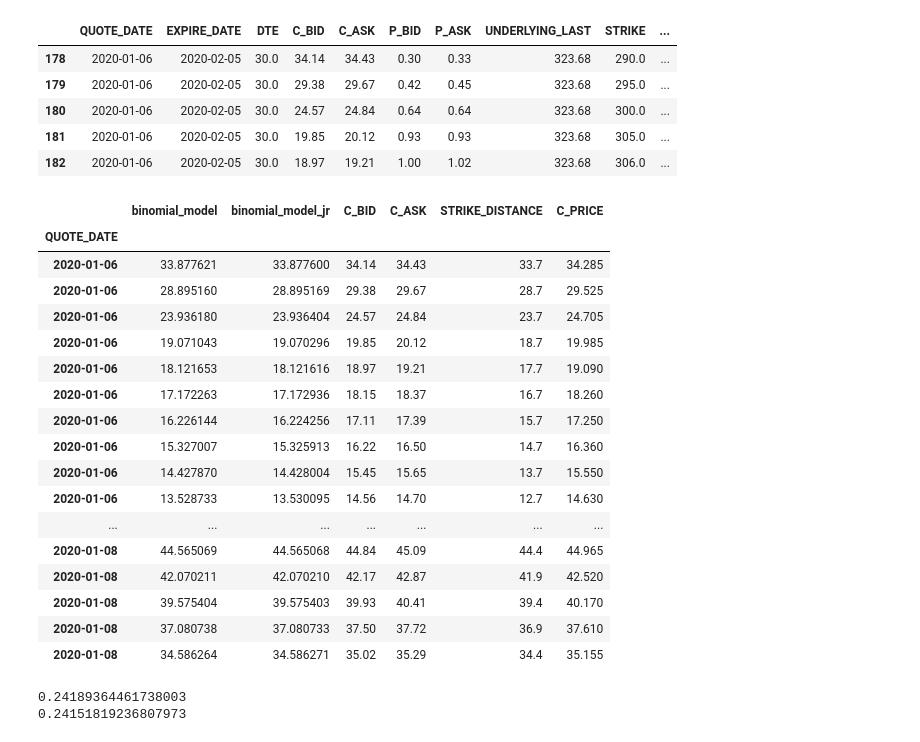
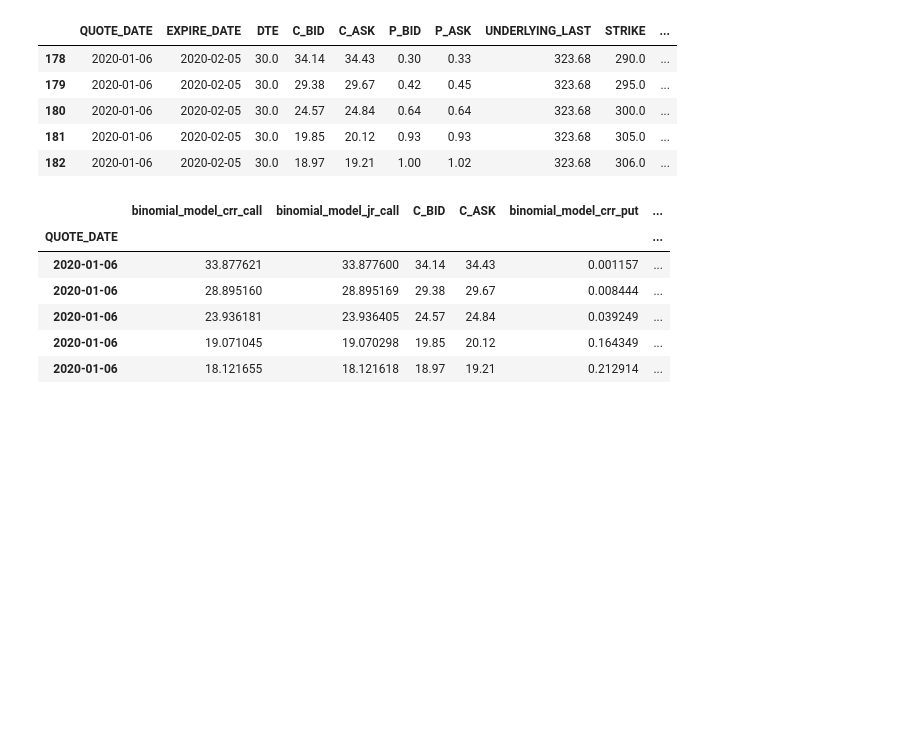
Before and after one commit to juanjaho/QF101-SPY-SPX-Option-Pricing, a Jupyter notebook: Analytics/main_spy.ipynb, the cells around one changed output. Drawn from its saved outputs; the diff is of its cells as text; code cells hidden in the pictures; blank space fills up the shorter version.

```diff
--- a/Analytics/main_spy.ipynb
+++ b/Analytics/main_spy.ipynb
@@ -210,19 +212,34 @@ df_model_input.head()
 # %%
 # backtest the binomial model
 # track the progress of the backtest
-tqdm().pandas()
 N_PLUS=0
-df_model_input['binomial_model'] = df_model_input.progress_apply(
+df_model_input['binomial_model_crr_call'] = df_model_input.progress_apply(
     lambda x: binomial_model(x['UNDERLYING_LAST'], x['STRIKE'],
                              x['DTE']/365, risk_free_rate, x['volatility'],
                              int(x['DTE'])+N_PLUS, option='call', div=dividend_yield,
                              european=False, method='crr'), axis=1)
+# %%
+# backtest the binomial model
+# track the progress of the backtest
+
+N_PLUS=0
+df_model_input['binomial_model_crr_put'] = df_model_input.progress_apply(
+    lambda x: binomial_model(x['UNDERLYING_LAST'], x['STRIKE'],
+                             x['DTE']/365, risk_free_rate, x['volatility'],
+                             int(x['DTE'])+N_PLUS, option='put', div=dividend_yield,
+                             european=False, method='crr'), axis=1)
 # %%
-df_model_input['binomial_model_jr'] = df_model_input.progress_apply(
+df_model_input['binomial_model_jr_call'] = df_model_input.progress_apply(
     lambda x: binomial_model(x['UNDERLYING_LAST'], x['STRIKE'],
                              x['DTE']/365, risk_free_rate, x['volatility'],
                              int(x['DTE'])+N_PLUS, option='call', div=dividend_yield,
                              european=False, method='jr'), axis=1)
+# %%
+df_model_input['binomial_model_jr_put'] = df_model_input.progress_apply(
+    lambda x: binomial_model(x['UNDERLYING_LAST'], x['STRIKE'],
+                             x['DTE']/365, risk_free_rate, x['volatility'],
+                             int(x['DTE'])+N_PLUS, option='put', div=dividend_yield,
+                             european=False, method='jr'), axis=1)
 # %%
 df_model_input.head()
 # %% [output]
@@ -233,39 +250,19 @@ df_model_input.head()
 | 181 | 2020-01-06 | 2020-02-05 | 30.0 | 19.85 | 20.12 | 0.93 | 0.93 | 323.68 | 305.0 | ... |
 | 182 | 2020-01-06 | 2020-02-05 | 30.0 | 18.97 | 19.21 | 1.00 | 1.02 | 323.68 | 306.0 | ... |
 # %%
-df_eval = df_model_input[['QUOTE_DATE', 'binomial_model', 'binomial_model_jr', 'C_BID','C_ASK','STRIKE_DISTANCE']]
+df_eval = df_model_input[['QUOTE_DATE',
+                          'binomial_model_crr_call', 'binomial_model_jr_call','C_BID','C_ASK',
+                          'binomial_model_crr_put','binomial_model_jr_put', 'P_BID','P_ASK',
+                          'DTE','STRIKE']]
 df_eval['C_PRICE'] = (df_eval['C_BID'] + df_eval['C_ASK'])/2
+df_eval['P_PRICE'] = (df_eval['P_BID'] + df_eval['P_ASK'])/2
 df_eval = df_eval.set_index('QUOTE_DATE')
-df_eval.head(50)
+df_eval.head()
 # %% [output]
-|  | binomial_model | binomial_model_jr | C_BID | C_ASK | STRIKE_DISTANCE | C_PRICE |
-| QUOTE_DATE |  |  |  |  |  |  |
-| 2020-01-06 | 33.877621 | 33.877600 | 34.14 | 34.43 | 33.7 | 34.285 |
-| 2020-01-06 | 28.895160 | 28.895169 | 29.38 | 29.67 | 28.7 | 29.525 |
-| 2020-01-06 | 23.936180 | 23.936404 | 24.57 | 24.84 | 23.7 | 24.705 |
-| 2020-01-06 | 19.071043 | 19.070296 | 19.85 | 20.12 | 18.7 | 19.985 |
-| 2020-01-06 | 18.121653 | 18.121616 | 18.97 | 19.21 | 17.7 | 19.090 |
-| 2020-01-06 | 17.172263 | 17.172936 | 18.15 | 18.37 | 16.7 | 18.260 |
-| 2020-01-06 | 16.226144 | 16.224256 | 17.11 | 17.39 | 15.7 | 17.250 |
-| 2020-01-06 | 15.327007 | 15.325913 | 16.22 | 16.50 | 14.7 | 16.360 |
-| 2020-01-06 | 14.427870 | 14.428004 | 15.45 | 15.65 | 13.7 | 15.550 |
-| 2020-01-06 | 13.528733 | 13.530095 | 14.56 | 14.70 | 12.7 | 14.630 |
-| ... | ... | ... | ... | ... | ... | ... |
-| 2020-01-08 | 44.565069 | 44.565068 | 44.84 | 45.09 | 44.4 | 44.965 |
-| 2020-01-08 | 42.070211 | 42.070210 | 42.17 | 42.87 | 41.9 | 42.520 |
-| 2020-01-08 | 39.575404 | 39.575403 | 39.93 | 40.41 | 39.4 | 40.170 |
-| 2020-01-08 | 37.080738 | 37.080733 | 37.50 | 37.72 | 36.9 | 37.610 |
-| 2020-01-08 | 34.586264 | 34.586271 | 35.02 | 35.29 | 34.4 | 35.155 |
+|  | binomial_model_crr_call | binomial_model_jr_call | C_BID | C_ASK | binomial_model_crr_put | ... |
+| QUOTE_DATE |  |  |  |  |  | ... |
+| 2020-01-06 | 33.877621 | 33.877600 | 34.14 | 34.43 | 0.001157 | ... |
+| 2020-01-06 | 28.895160 | 28.895169 | 29.38 | 29.67 | 0.008444 | ... |
+| 2020-01-06 | 23.936181 | 23.936405 | 24.57 | 24.84 | 0.039249 | ... |
+| 2020-01-06 | 19.071045 | 19.070298 | 19.85 | 20.12 | 0.164349 | ... |
+| 2020-01-06 | 18.121655 | 18.121618 | 18.97 | 19.21 | 0.212914 | ... |
-# %%
-#calculate percentage of binomial model that is between bid and ask
-df_eval['binomial_model_between_bid_ask'] = np.where((df_eval['binomial_model'] > df_eval['C_BID']) & (df_eval['binomial_model'] < df_eval['C_ASK']), 1, 0)
-df_eval['binomial_model_jr_between_bid_ask'] = np.where((df_eval['binomial_model_jr'] > df_eval['C_BID']) & (df_eval['binomial_model_jr'] < df_eval['C_ASK']), 1, 0)
-
-#calculate percentage of binomial model that is between bid and ask
-print(df_eval['binomial_model_between_bid_ask'].mean())
-
-#calculate percentage of binomial model that is between bid and ask
-print(df_eval['binomial_model_jr_between_bid_ask'].mean())
-# %% [output]
-0.24189364461738003
-0.24151819236807973
```
Also changed, not shown: parts of 12 cells of this notebook, 2 other files.
